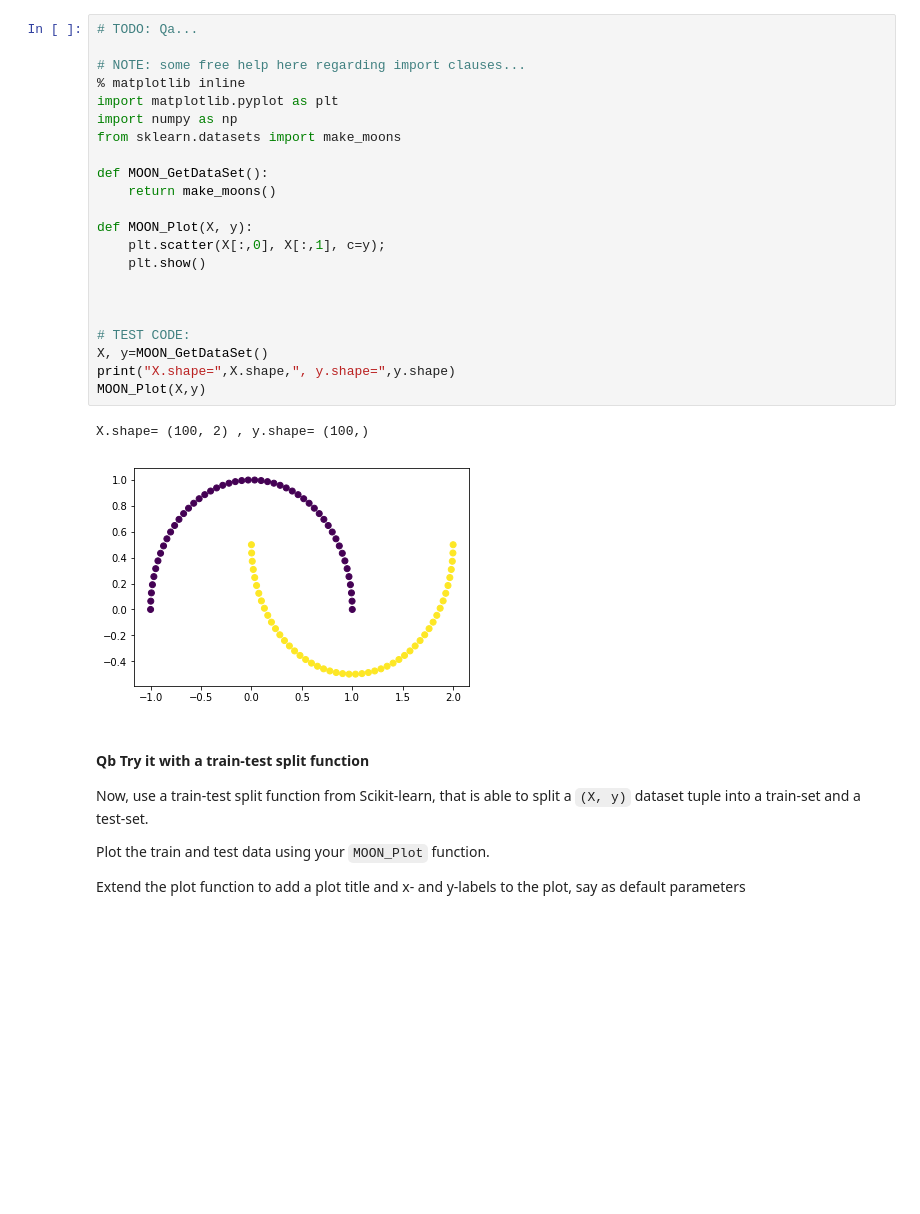
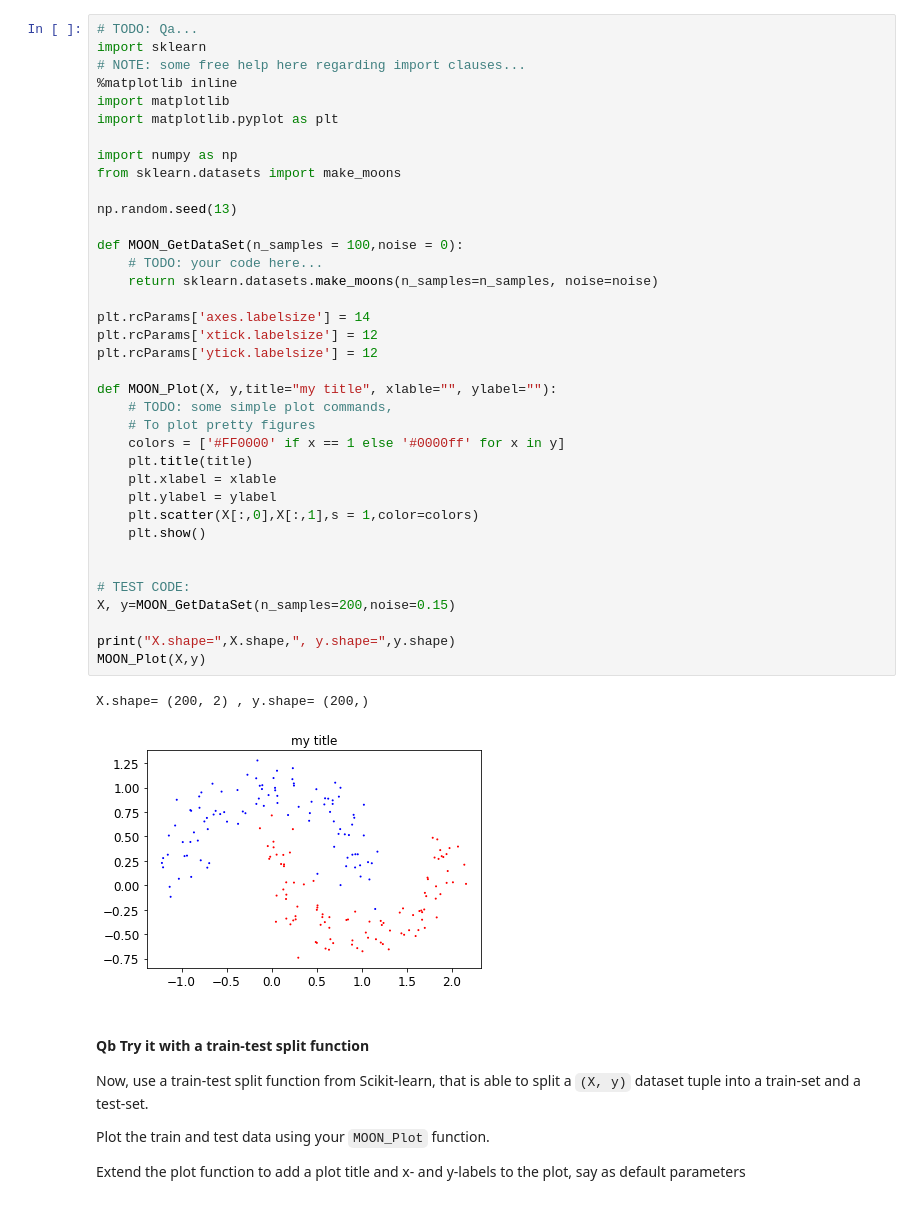
Before and after one commit to 2takker/ITMAL-gr46, a Jupyter notebook: L03/dataset.ipynb, the cells around one changed output. Cells and saved outputs as stored; diff of their text form; blank space fills up the shorter version.

```diff
--- a/L03/dataset.ipynb
+++ b/L03/dataset.ipynb
@@ -28,29 +28,44 @@ Extend the `MOON_GetDataSet()`function signature to include some of the paramete
 Also create a `MOON_Plot()` function, that plots the data...good thing here is that the feature set is 2D and easy to handle!
 # %%
 # TODO: Qa...
+import sklearn
+# NOTE: some free help here regarding import clauses...
+%matplotlib inline
+import matplotlib
+import matplotlib.pyplot as plt
 
-# NOTE: some free help here regarding import clauses...
-% matplotlib inline
-import matplotlib.pyplot as plt
 import numpy as np
 from sklearn.datasets import make_moons
 
-def MOON_GetDataSet():
-    return make_moons()
+np.random.seed(13)
 
-def MOON_Plot(X, y):
-    plt.scatter(X[:,0], X[:,1], c=y);
+def MOON_GetDataSet(n_samples = 100,noise = 0):
+    # TODO: your code here...
+    return sklearn.datasets.make_moons(n_samples=n_samples, noise=noise)
+
+plt.rcParams['axes.labelsize'] = 14
+plt.rcParams['xtick.labelsize'] = 12
+plt.rcParams['ytick.labelsize'] = 12
+
+def MOON_Plot(X, y,title="my title", xlable="", ylabel=""):
+    # TODO: some simple plot commands,
+    # To plot pretty figures
+    colors = ['#FF0000' if x == 1 else '#0000ff' for x in y]
+    plt.title(title)
+    plt.xlabel = xlable
+    plt.ylabel = ylabel
+    plt.scatter(X[:,0],X[:,1],s = 1,color=colors)
     plt.show()
 
 
+# TEST CODE:
+X, y=MOON_GetDataSet(n_samples=200,noise=0.15)
 
-# TEST CODE:
-X, y=MOON_GetDataSet()
 print("X.shape=",X.shape,", y.shape=",y.shape)
 MOON_Plot(X,y)
 # %% [output]
-X.shape= (100, 2) , y.shape= (100,)
+X.shape= (200, 2) , y.shape= (200,)
-[figure, old version]
+[figure, new version]
 # %% [markdown]
 #### Qb Try it with a  train-test split function
 
```
Also changed, not shown: parts of 9 cells of this notebook, 8 other files.
